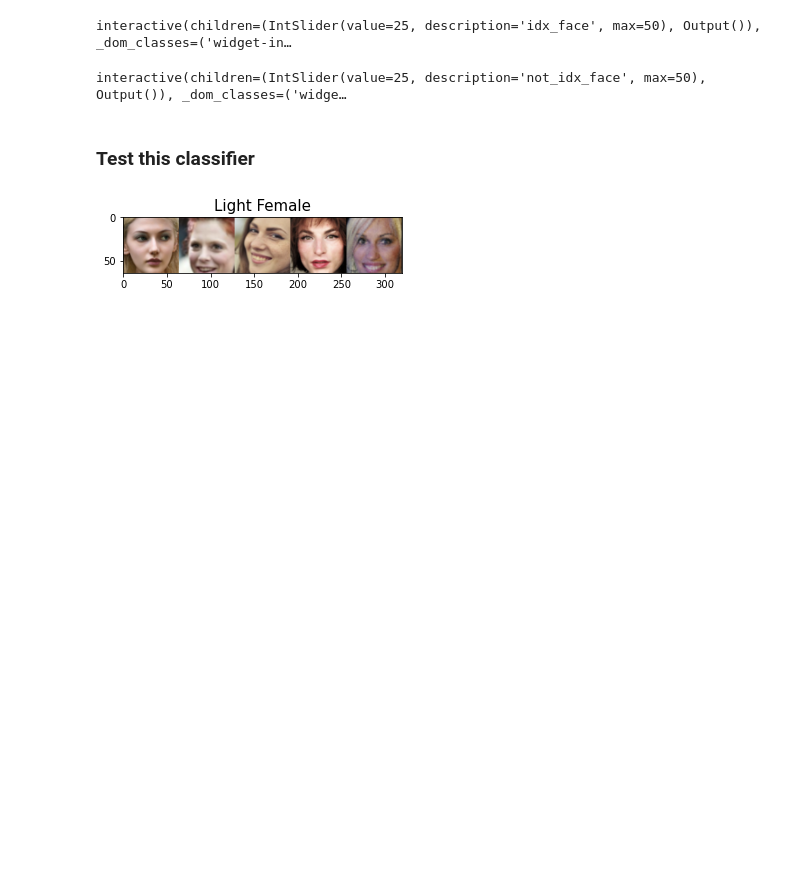
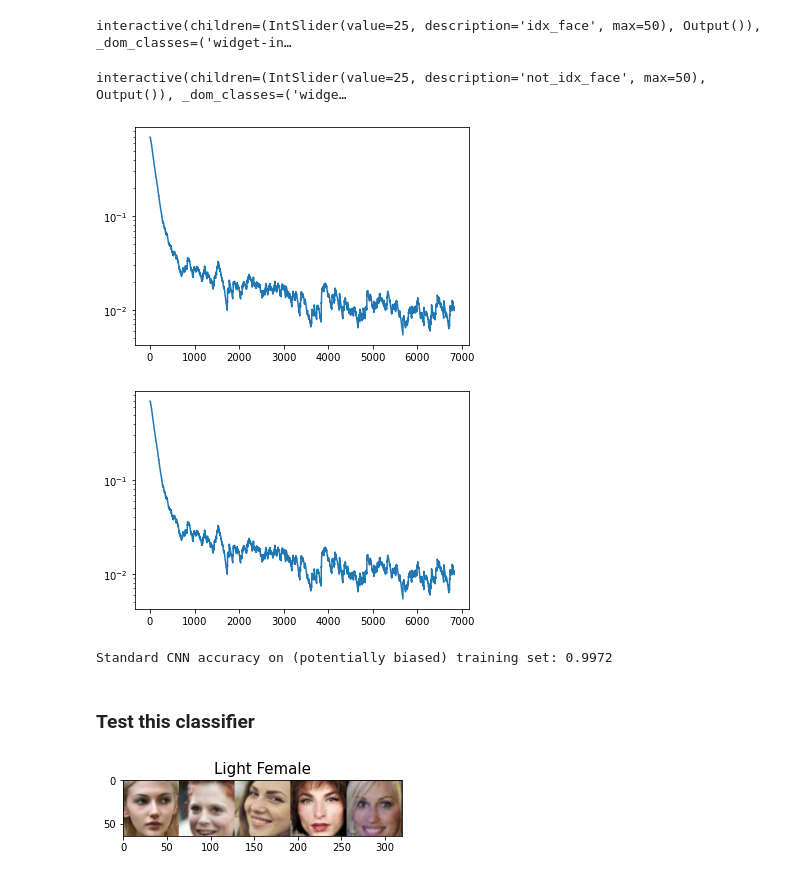
Before and after one commit to sailaja03/SaaS, a Jupyter notebook: debias.ipynb, the cells around one changed output. Drawn from its saved outputs; the diff is of its cells as text; code cells hidden in the pictures; blank space fills up the shorter version.

```diff
--- a/debias.ipynb
+++ b/debias.ipynb
@@ -46,9 +47,9 @@ def plt2(not_idx_face):
 interactive(children=(IntSlider(value=25, description='idx_face', max=50), Output()), _dom_classes=('widget-in…
 interactive(children=(IntSlider(value=25, description='not_idx_face', max=50), Output()), _dom_classes=('widge…
 # %%
-n_filter = 12
+no_of_filters = 12
 
-def base_classifier(n_outputs = 1):
+def cnn(n_outputs = 1):
     Conv2D = functools.partial(tf.keras.layers.Conv2D, padding = 'same', activation = 'relu')
 
     BatchNormalization = tf.keras.layers.BatchNormalization
@@ -56,16 +57,16 @@ def base_classifier(n_outputs = 1):
     Dense = functools.partial(tf.keras.layers.Dense, activation = 'relu')
 
     model = tf.keras.Sequential([
-        Conv2D(filters = 1*n_filter, kernel_size=5, strides = 2),
+        Conv2D(filters = 1*no_of_filters, kernel_size=5, strides = 2),
         BatchNormalization(),
 
-        Conv2D(filters = 2*n_filter, kernel_size=5, strides = 2),
+        Conv2D(filters = 2*no_of_filters, kernel_size=5, strides = 2),
         BatchNormalization(),
 
-        Conv2D(filters = 4*n_filter, kernel_size=5, strides = 2),
+        Conv2D(filters = 4*no_of_filters, kernel_size=5, strides = 2),
         BatchNormalization(),
 
-        Conv2D(filters = 6*n_filter, kernel_size=5, strides = 2),
+        Conv2D(filters = 6*no_of_filters, kernel_size=5, strides = 2),
         BatchNormalization(),
 
         Flatten(),
@@ -74,7 +75,52 @@ def base_classifier(n_outputs = 1):
     ])
     return model
 
-base_classifier = base_classifier()
+cnn = cnn()
+# %%
+batch_size = 32
+num_epochs = 2
+learning_rate = 5e-4
+
+optimizer = tf.keras.optimizers.Adam(learning_rate)
+loss_history = mdl.util.LossHistory(smoothing_factor=0.99)
+plotter = mdl.util.PeriodicPlotter(sec=2, scale='semilogy')
+if hasattr(tqdm, '_instances'): tqdm._instances.clear()
+
+@tf.function
+def standard_train_step(x, y):
+  with tf.GradientTape() as tape:
+
+    logits = cnn(x)
+
+    loss = tf.nn.sigmoid_cross_entropy_with_logits(labels=y, logits=logits)
+
+
+  grads = tape.gradient(loss, cnn.trainable_variables)
+  optimizer.apply_gradients(zip(grads, cnn.trainable_variables))
+  return loss
+
+
+for epoch in range(num_epochs):
+  for idx in tqdm(range(Data.get_train_size()//batch_size)):
+
+    x, y = Data.get_batch(batch_size)
+    loss = standard_train_step(x, y)
+
+
+    loss_history.append(loss.numpy().mean())
+    plotter.plot(loss_history.get())
+# %% [output]
+[figure, added]
+[figure, added]
+# %%
+# Evaluate on a subset of CelebA+Imagenet
+(batch_x, batch_y) = Data.get_batch(5000)
+y_pred_standard = tf.round(tf.nn.sigmoid(cnn.predict(batch_x)))
+acc_standard = tf.reduce_mean(tf.cast(tf.equal(batch_y, y_pred_standard), tf.float32))
+
+print("Standard CNN accuracy on (potentially biased) training set: {:.4f}".format(acc_standard.numpy()))
+# %% [output]
+Standard CNN accuracy on (potentially biased) training set: 0.9972
 # %% [markdown]
 ### Test this classifier
 # %%
```
Also changed, not shown: parts of 12 cells of this notebook.
